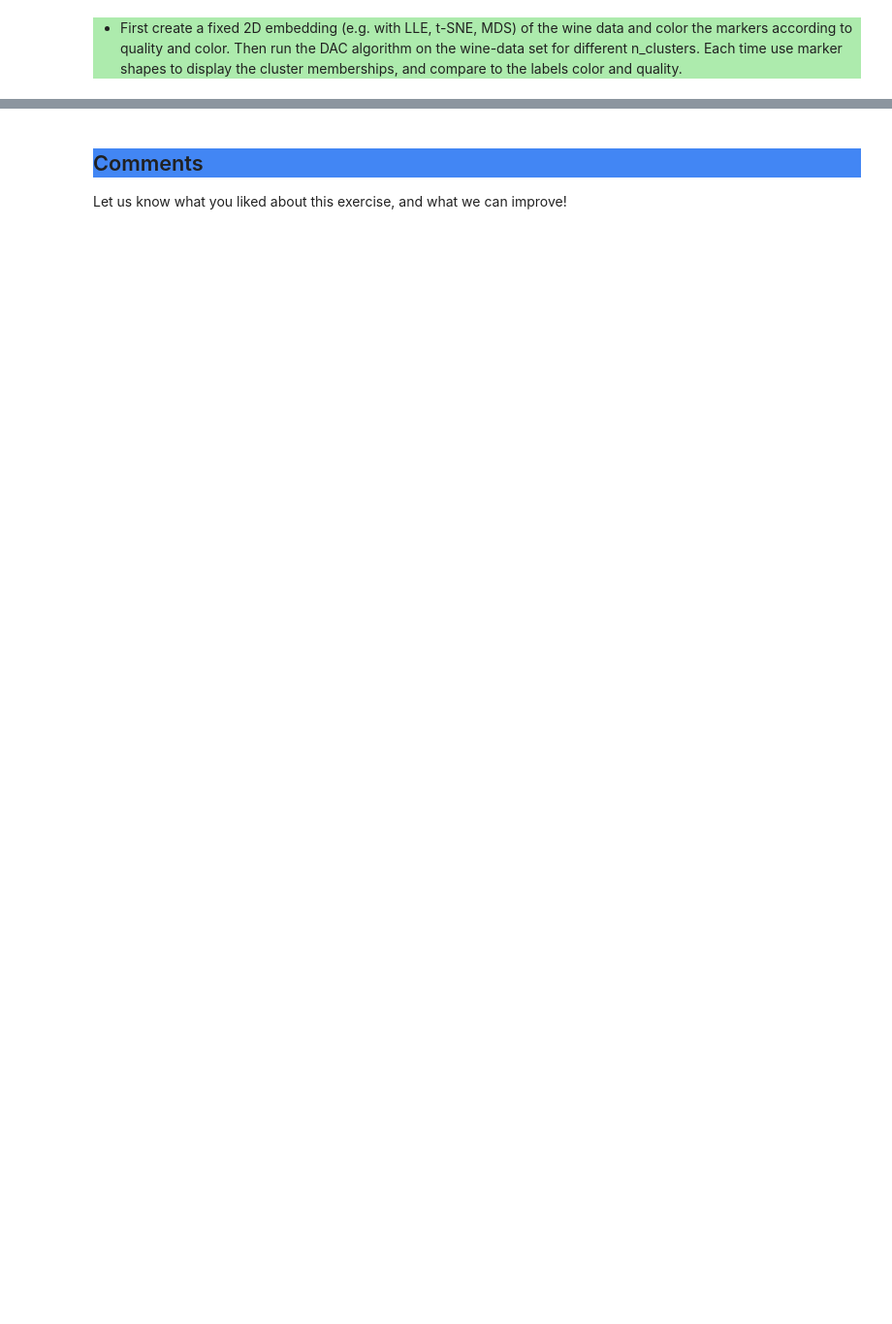
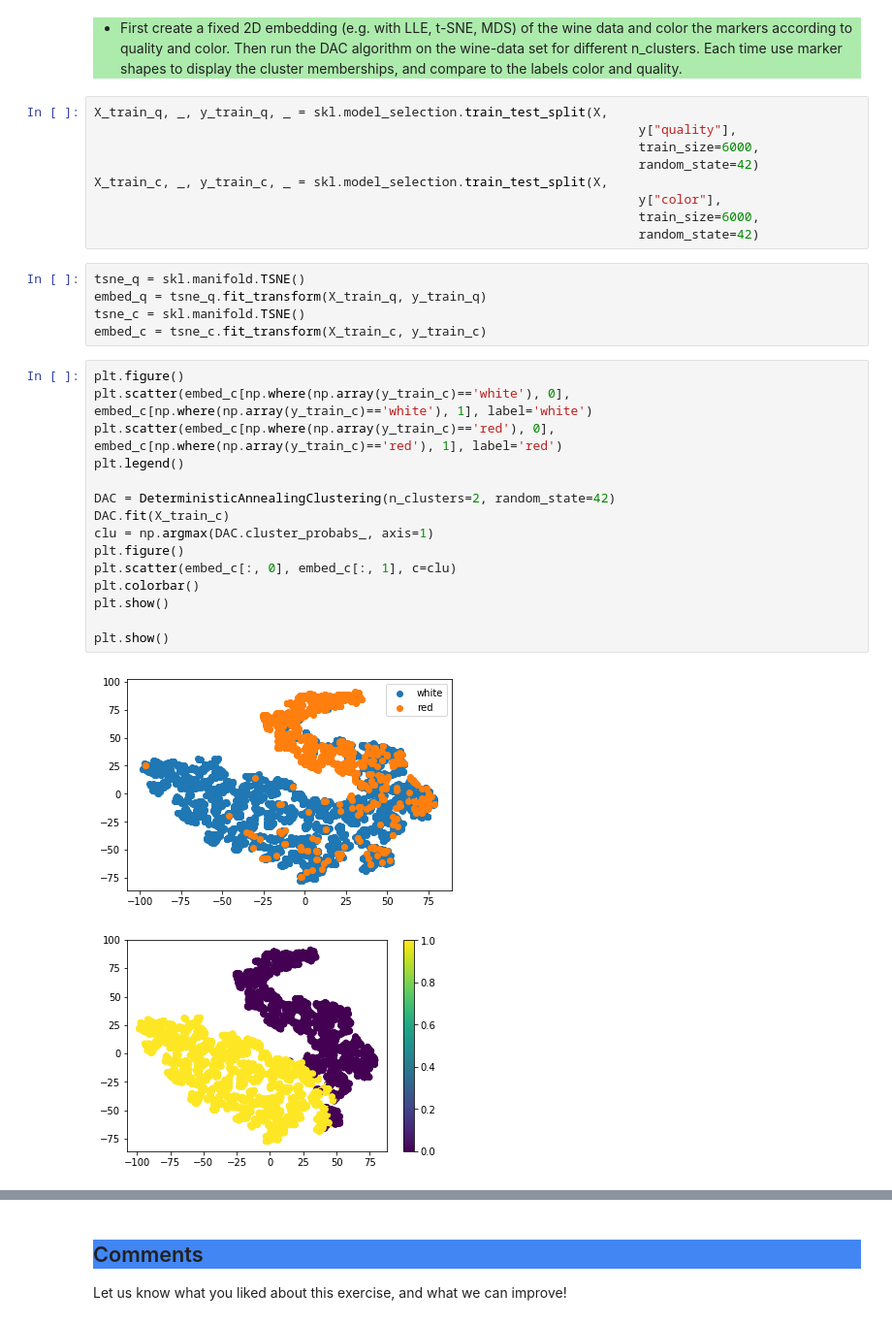
Before and after one commit to mcreng/stat-learning, a Jupyter notebook: slt-ce-3.ipynb, the cells around one changed output, grey strips where cells are left out. Shown at 97% size. Cells and saved outputs as stored; diff of their text form; blank space fills up the shorter version.

```diff
--- a/slt-ce-3.ipynb
+++ b/slt-ce-3.ipynb
@@ -670,3 +702,35 @@ Section 6.0
         First create a fixed 2D embedding (e.g. with LLE, t-SNE, MDS) of the wine data and color the markers according to quality and color. Then run the DAC algorithm on the wine-data set for different n_clusters. Each time use marker shapes to display the cluster memberships, and compare to the labels color and quality.
     </li>
 </ul>
+# %%
+X_train_q, _, y_train_q, _ = skl.model_selection.train_test_split(X,
+                                                                        y["quality"],
+                                                                        train_size=6000,
+                                                                        random_state=42)
+X_train_c, _, y_train_c, _ = skl.model_selection.train_test_split(X,
+                                                                        y["color"],
+                                                                        train_size=6000,
+                                                                        random_state=42)
+# %%
+tsne_q = skl.manifold.TSNE()
+embed_q = tsne_q.fit_transform(X_train_q, y_train_q)
+tsne_c = skl.manifold.TSNE()
+embed_c = tsne_c.fit_transform(X_train_c, y_train_c)
+# %%
+plt.figure()
+plt.scatter(embed_c[np.where(np.array(y_train_c)=='white'), 0], embed_c[np.where(np.array(y_train_c)=='white'), 1], label='white')
+plt.scatter(embed_c[np.where(np.array(y_train_c)=='red'), 0], embed_c[np.where(np.array(y_train_c)=='red'), 1], label='red')
+plt.legend()
+
+DAC = DeterministicAnnealingClustering(n_clusters=2, random_state=42)
+DAC.fit(X_train_c)
+clu = np.argmax(DAC.cluster_probabs_, axis=1)
+plt.figure()
+plt.scatter(embed_c[:, 0], embed_c[:, 1], c=clu)
+plt.colorbar()
+plt.show()
+
+plt.show()
+# %% [output]
+[figure, added]
+[figure, added]
```
Also changed, not shown: parts of 8 cells of this notebook.
